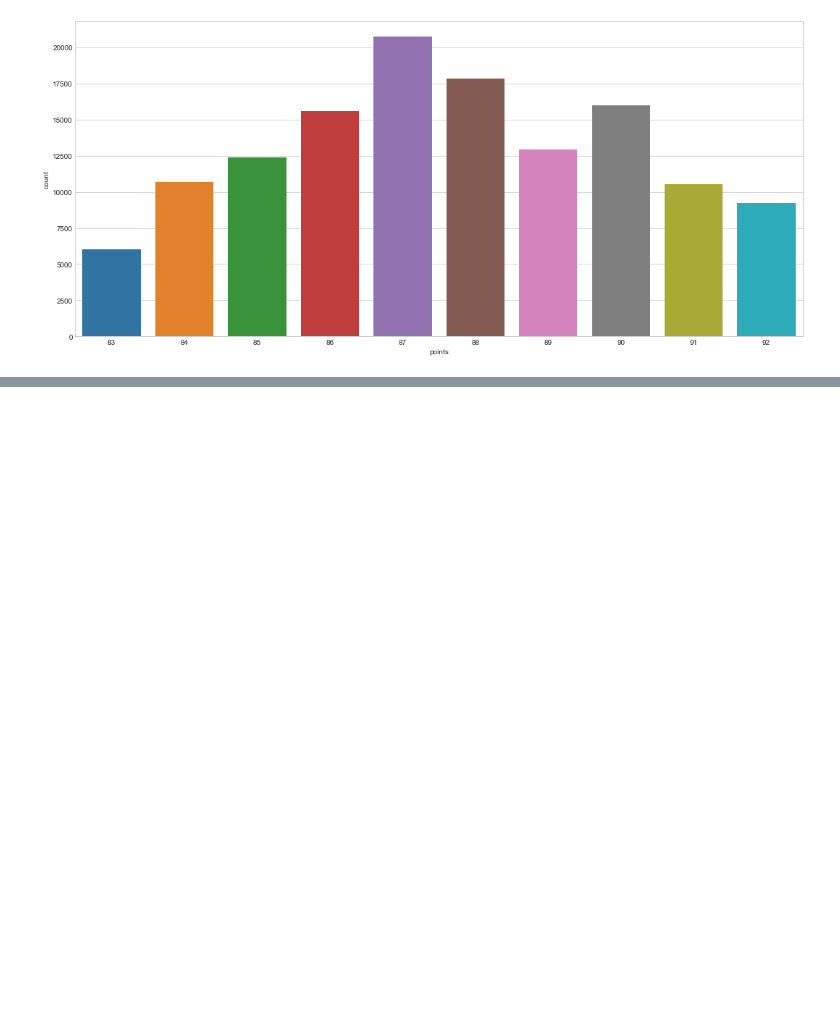
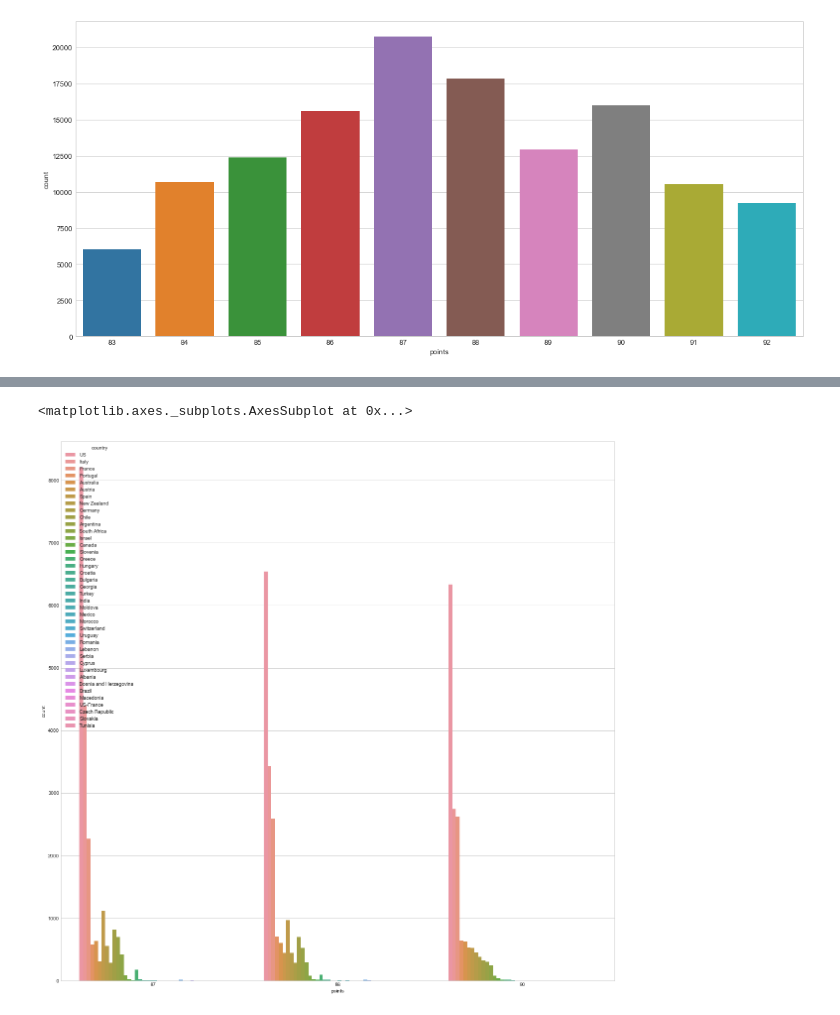
Before and after one commit to MritunjayMohitesh/wine_reviews_EDA, a Jupyter notebook: Winery-EDA.ipynb, the cells around one changed output, grey strips where cells are left out. Cells and saved outputs as stored; diff of their text form; code cells hidden in the pictures; blank space fills up the shorter version.

```diff
--- a/Winery-EDA.ipynb
+++ b/Winery-EDA.ipynb
@@ -189,0 +265,10 @@ sns.barplot(x=point_count.index[:10],y='count',data=point_count.head(10))
+# %%
+view_87_88_90  = view[view['points'].isin([87,88,90])]
+# %%
+view_87_88_90 = view_87_88_90.sort_values(['points','count'],ascending=False)
+# %%
+plt.figure(figsize=(20,20))
+sns.barplot(x='points',y ='count',hue='country',data=view_87_88_90)
+# %% [output]
+<matplotlib.axes._subplots.AxesSubplot at 0x...>
+[figure, added]
```
Also changed, not shown: parts of 25 cells of this notebook.
